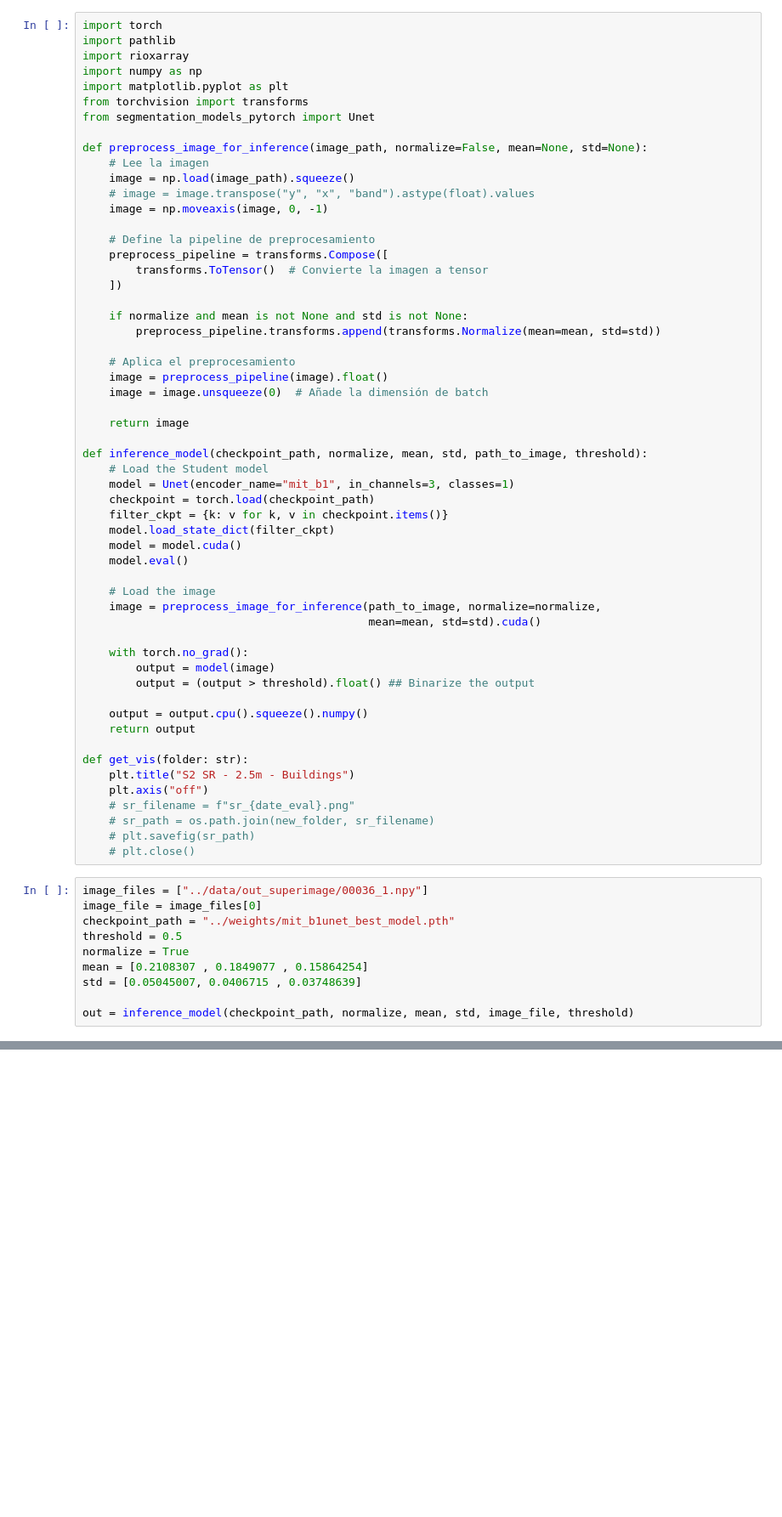
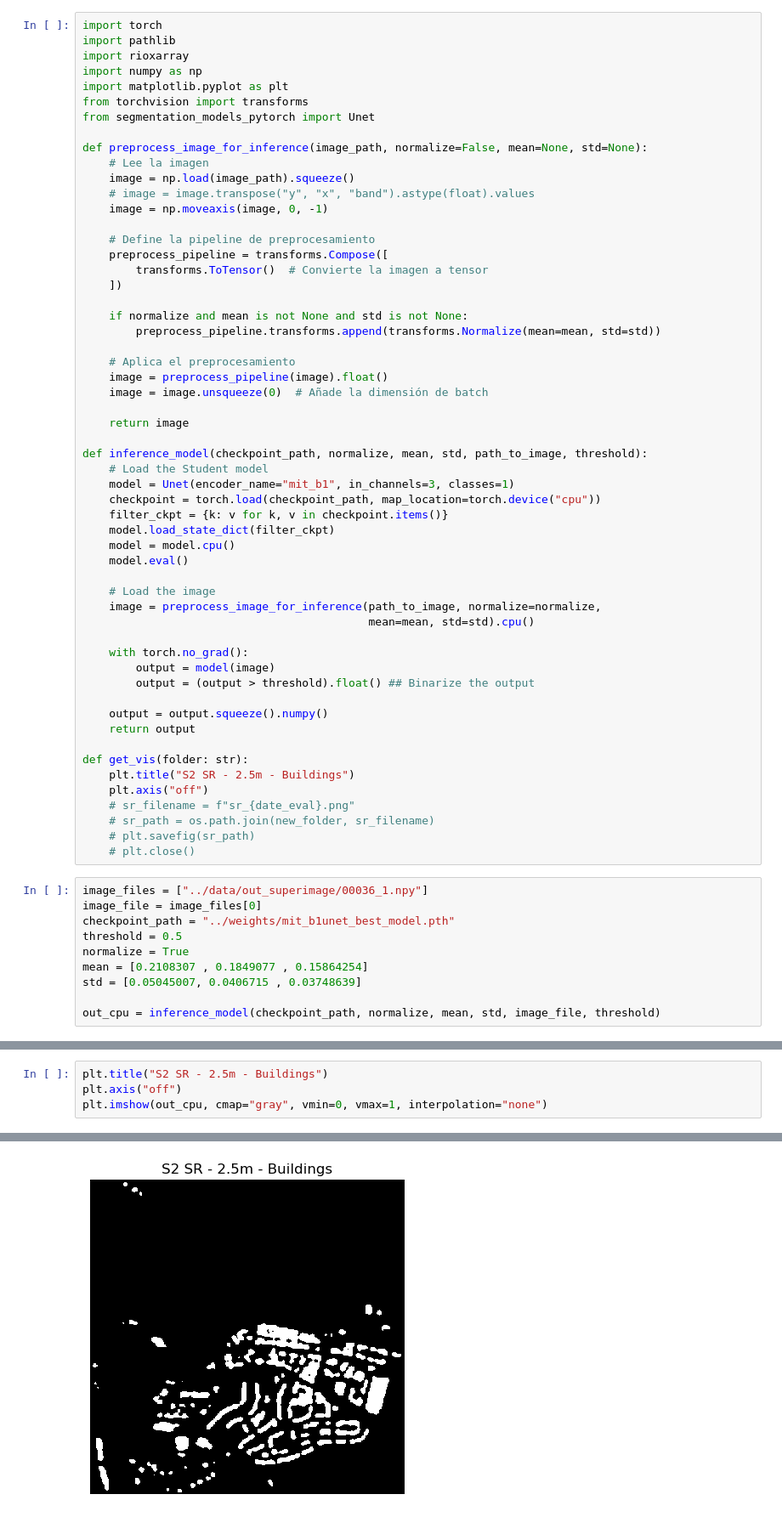
Before and after one commit to TIDOP-USAL/vhr_fastapi, a Jupyter notebook: notebooks/building_inference.ipynb, the cells around one changed output, grey strips where cells are left out. Shown at 85% size. Saved outputs shown, nothing was run; the diff lists cells and outputs as text; blank space fills up the shorter version.

```diff
--- a/notebooks/building_inference.ipynb
+++ b/notebooks/building_inference.ipynb
@@ -30,21 +30,21 @@ def preprocess_image_for_inference(image_path, normalize=False, mean=None, std=N
 def inference_model(checkpoint_path, normalize, mean, std, path_to_image, threshold):
     # Load the Student model
     model = Unet(encoder_name="mit_b1", in_channels=3, classes=1)
-    checkpoint = torch.load(checkpoint_path)
+    checkpoint = torch.load(checkpoint_path, map_location=torch.device("cpu"))
     filter_ckpt = {k: v for k, v in checkpoint.items()}
     model.load_state_dict(filter_ckpt)
-    model = model.cuda()
+    model = model.cpu()
     model.eval()
 
     # Load the image
     image = preprocess_image_for_inference(path_to_image, normalize=normalize,
-                                           mean=mean, std=std).cuda()
+                                           mean=mean, std=std).cpu()
 
     with torch.no_grad():
         output = model(image)
         output = (output > threshold).float() ## Binarize the output
 
-    output = output.cpu().squeeze().numpy()
+    output = output.squeeze().numpy()
     return output
 
 def get_vis(folder: str):
@@ -63,7 +63,7 @@ normalize = True
 mean = [0.2108307 , 0.1849077 , 0.15864254]
 std = [0.05045007, 0.0406715 , 0.03748639]
 
-out = inference_model(checkpoint_path, normalize, mean, std, image_file, threshold)
+out_cpu = inference_model(checkpoint_path, normalize, mean, std, image_file, threshold)
 # %%
 plt.title("S2 SR - 2.5m - Buildings")
 plt.axis("off")
@@ -71,3 +71,8 @@ plt.imshow(out, cmap="gray", vmin=0, vmax=1, interpolation="none")
 # %% [output]
 <matplotlib.image.AxesImage at 0x...>
 [figure]
+# %%
+plt.title("S2 SR - 2.5m - Buildings")
+plt.axis("off")
+plt.imshow(out_cpu, cmap="gray", vmin=0, vmax=1, interpolation="none")
+# %% [output]
@@ -73,0 +80 @@ plt.imshow(out, cmap="gray", vmin=0, vmax=1, interpolation="none")
+[figure, added]
```
Also changed, not shown: parts of 6 cells of this notebook, 2 other files.
